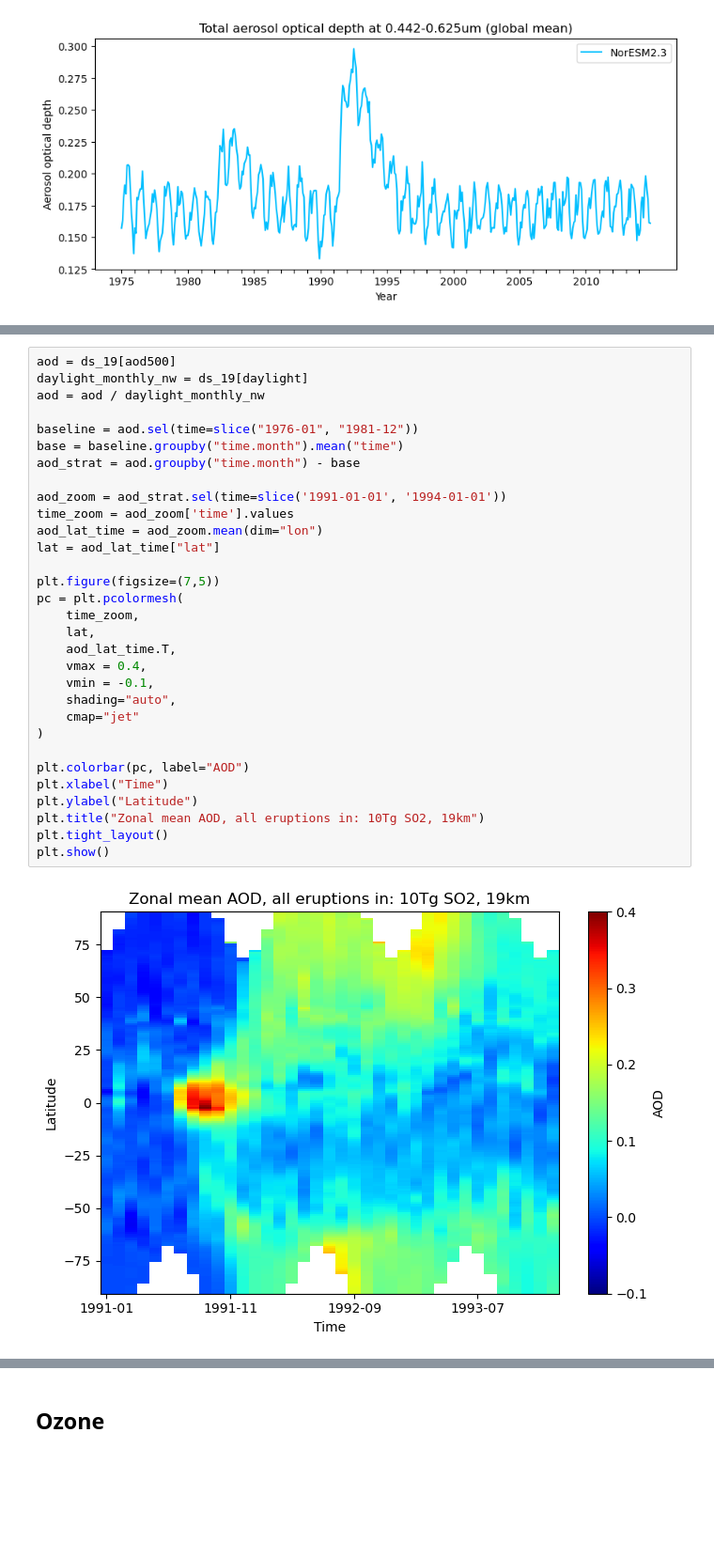
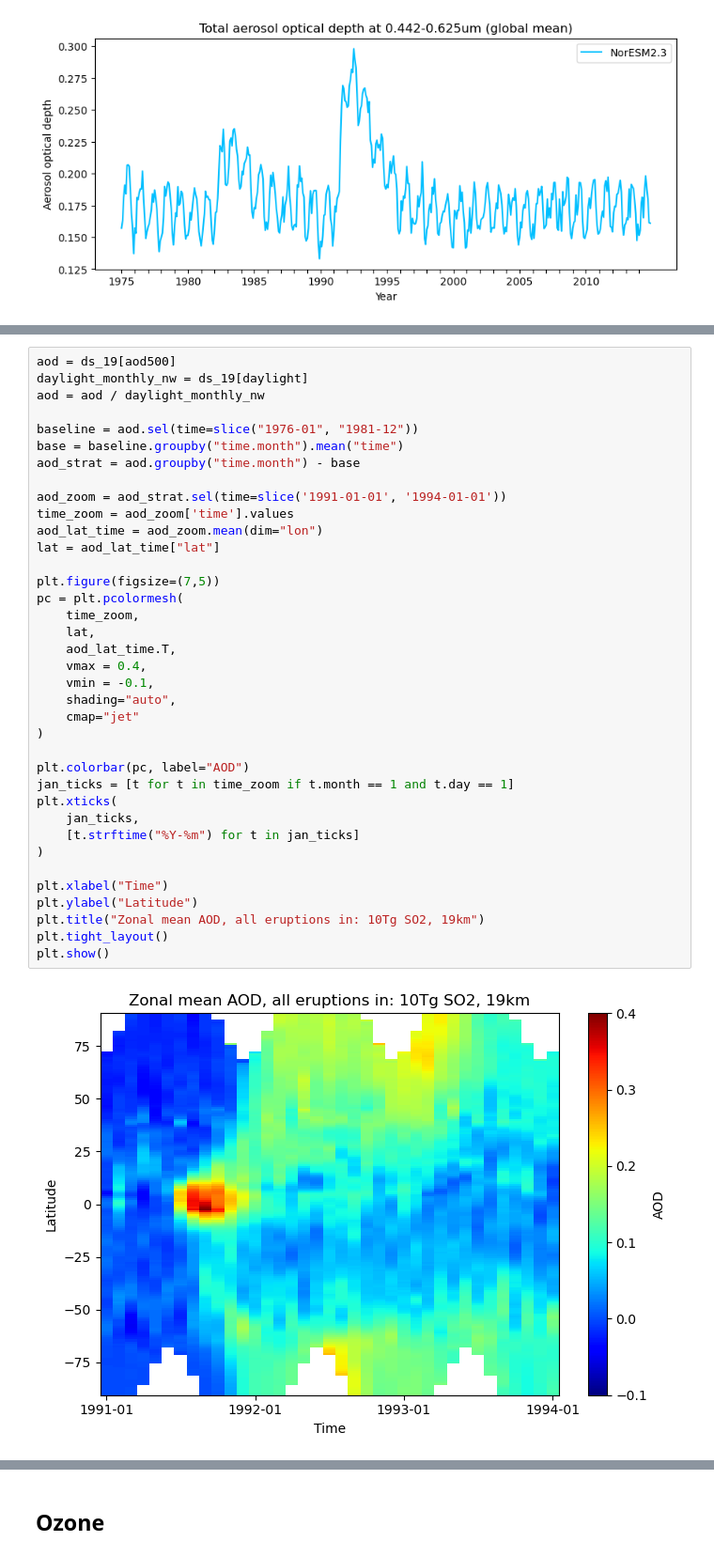
Before and after one commit to EliHHogemo/master_thesis, a Jupyter notebook: sulfur_pinatubo.ipynb, the cells around one changed output, grey strips where cells are left out. Shown at 94% size. Saved outputs shown, nothing was run; the diff lists cells and outputs as text; blank space fills up the shorter version.

```diff
--- a/sulfur_pinatubo.ipynb
+++ b/sulfur_pinatubo.ipynb
@@ -788,34 +762,40 @@ aod = ds_19[aod500]
 daylight_monthly_nw = ds_19[daylight]
 aod = aod / daylight_monthly_nw
 
 baseline = aod.sel(time=slice("1976-01", "1981-12"))
 base = baseline.groupby("time.month").mean("time")
 aod_strat = aod.groupby("time.month") - base
 
 aod_zoom = aod_strat.sel(time=slice('1991-01-01', '1994-01-01'))
 time_zoom = aod_zoom['time'].values
 aod_lat_time = aod_zoom.mean(dim="lon")
 lat = aod_lat_time["lat"]
 
 plt.figure(figsize=(7,5))
 pc = plt.pcolormesh(
     time_zoom,
     lat,
     aod_lat_time.T,
     vmax = 0.4,
     vmin = -0.1,
     shading="auto",
     cmap="jet"
 )
 
 plt.colorbar(pc, label="AOD")
+jan_ticks = [t for t in time_zoom if t.month == 1 and t.day == 1]
+plt.xticks(
+    jan_ticks,
+    [t.strftime("%Y-%m") for t in jan_ticks]
+)
+
 plt.xlabel("Time")
 plt.ylabel("Latitude")
 plt.title("Zonal mean AOD, all eruptions in: 10Tg SO2, 19km")
 plt.tight_layout()
 plt.show()
 # %% [output]
-[figure, old version]
+[figure, new version]
 # %%
 aod_22 = ds_22[aod500]
 daylight_monthly_nw_22 = ds_22[daylight]
```
Also changed, not shown: parts of 23 cells of this notebook, 1 other file.
